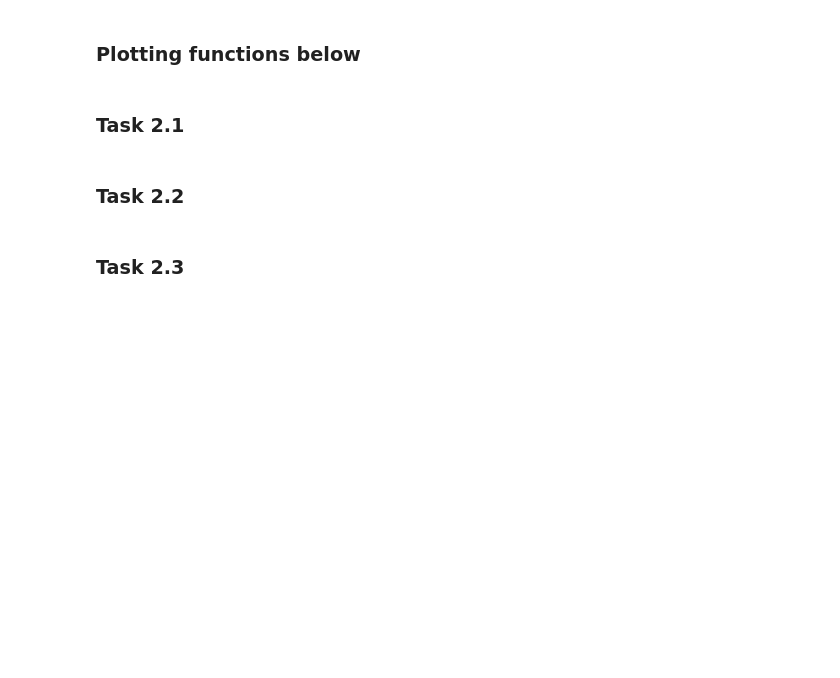
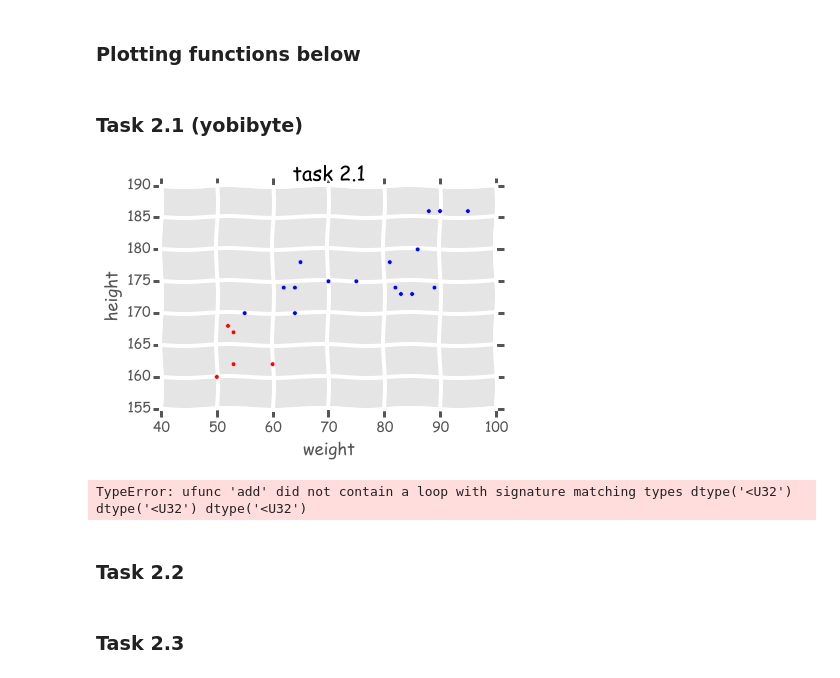
Before and after one commit to liyakun/Pattern-Recognition, a Jupyter notebook: SecondProject/src2.ipynb, the cells around one changed output. Saved outputs shown, nothing was run; the diff lists cells and outputs as text; code cells hidden in the pictures; blank space fills up the shorter version.

Commit message:
Started first task

```diff
--- a/SecondProject/src2.ipynb
+++ b/SecondProject/src2.ipynb
@@ -13,8 +16,7 @@ import random
 # %% [markdown]
 #### Making matplotlib more tolerable
 # %%
-%matplotlib inline
-# Font which got unicode math stuff.
-mpl.rcParams['font.family'] = 'DejaVu Sans'
 # Much more readable plots
-plt.style.use('ggplot')
+#plt.style.use('ggplot')
+#for xkcd stuff
+%pylab inline
@@ -23,4 +29,4 @@ plt.style.use('ggplot')
 # %%
 #plotting functions here
 # %% [markdown]
-### Task 2.1
+### Task 2.1 (yobibyte)
@@ -29,3 +33,27 @@ plt.style.use('ggplot')
+# %%
+dt = np.dtype([('w', np.float), ('h', np.float), ('g', 'S1')])
+data = np.loadtxt('resources/whData.dat', dtype=dt, comments='#', delimiter=None)
+
+d = [1,5,10]
+
+ws = data['w']
+hs = data['h']
+gs = np.array([el.decode('utf-8') for el in data['g']])
+
+hs = np.delete(hs, np.where(ws < 0), None)
+gs = np.delete(gs, np.where(ws < 0), None)
+ws = np.delete(ws, np.where(ws < 0), None)
+
+colors = ['r'if el=='f' else 'b' for el in gs]
+plt.xkcd()
+plt.scatter(ws, hs, c=colors);
+plt.xlabel('weight')
+plt.ylabel('height')
+plt.title('task 2.1')
+plt.show()
+# %% [output]
+[figure, added]
+TypeError: ufunc 'add' did not contain a loop with signature matching types dtype('<U32') dtype('<U32') dtype('<U32')
 # %% [markdown]
 ### Task 2.2
 # %%
```
Also changed, not shown: parts of 3 cells of this notebook, 2 other files.
